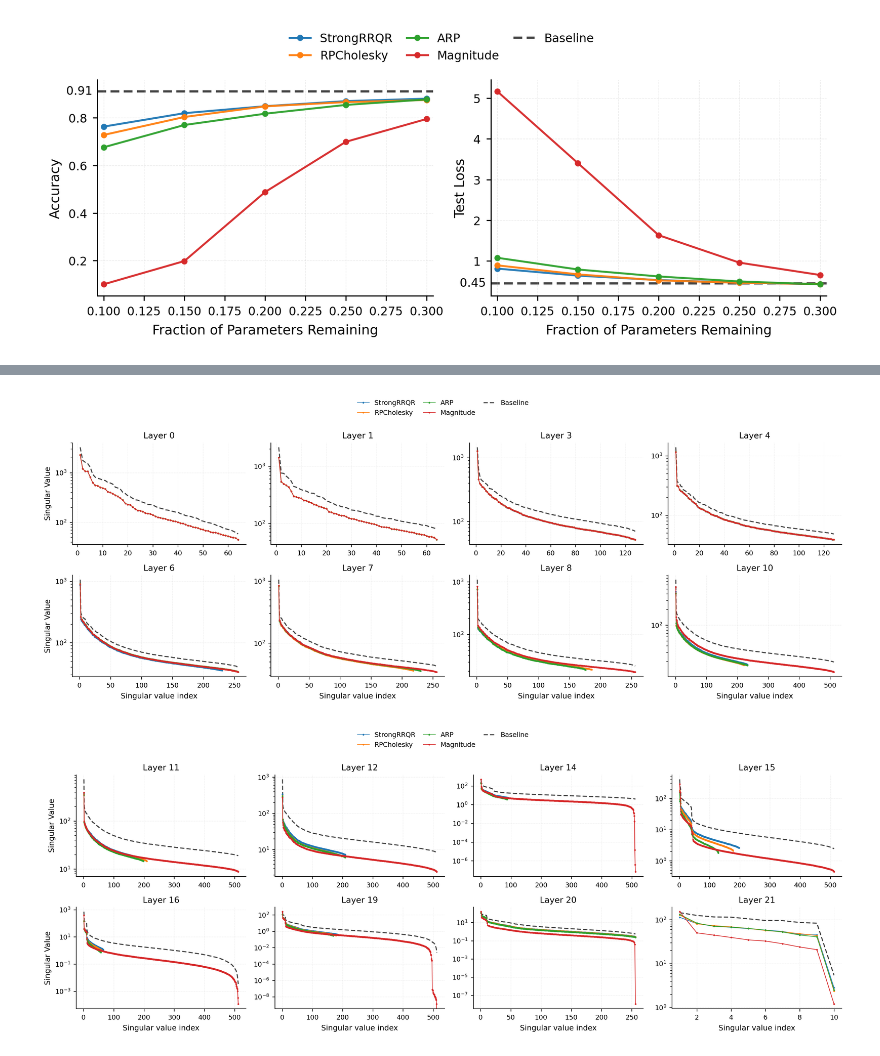
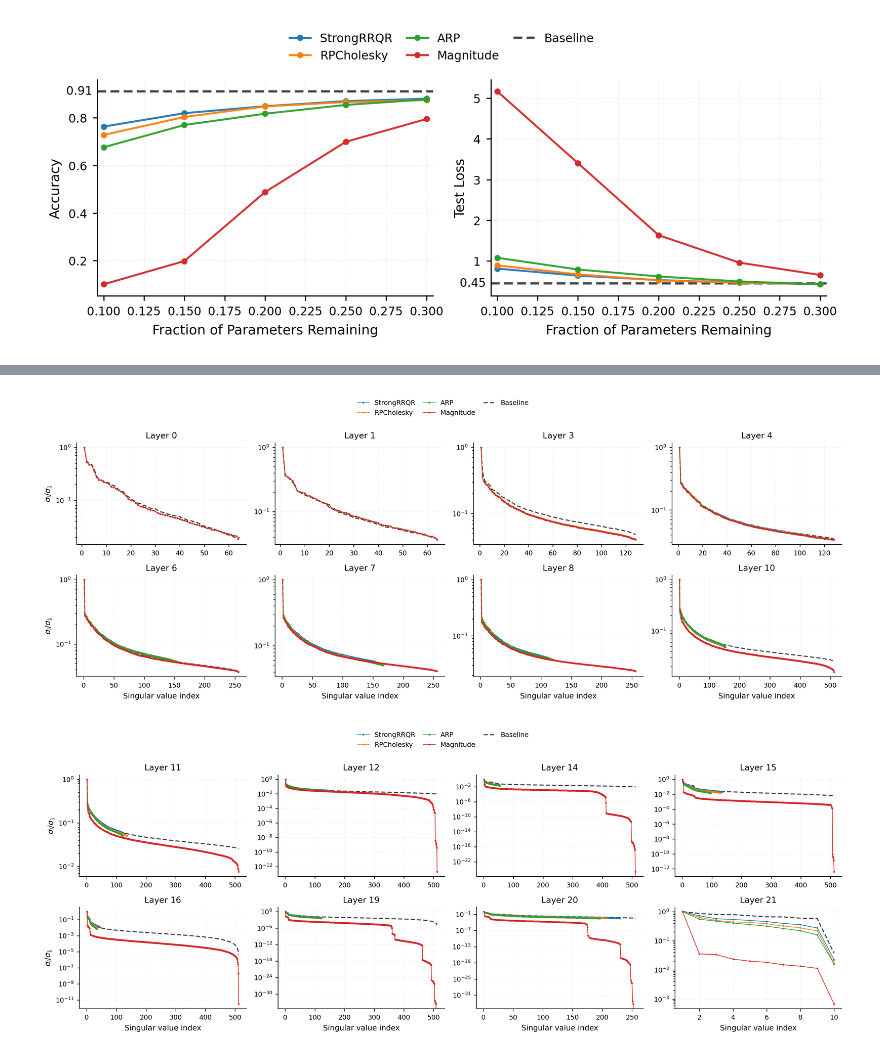
Before and after one commit to yuekai-yan/CSSP_Neural_Networks_Pruning, a Jupyter notebook: CIFAR10.ipynb, the cells around one changed output, grey strips where cells are left out. Cells and saved outputs as stored; diff of their text form; code cells hidden in the pictures.

```diff
--- a/CIFAR10.ipynb
+++ b/CIFAR10.ipynb
@@ -459,34 +459,34 @@ Plot.plot_layerwise_retention_heatmap(
 # %%
 import importlib
 import Plot as Plot
 import Pruning.pruning_CSSP as pruning_CSSP
 
 importlib.reload(Plot)
 importlib.reload(pruning_CSSP)
 
 Plot.plot_singular_values(
     pruned_models_dict_params,
     model3,
     params,
     X,
     layer_ls=[0, 1, 2, 3, 4, 5, 6, 7],
-    rho_key="0.20",
+    rho_key="0.10",
     methods=methods_params,
     log_scale=True,
-    normalize=False,
+    normalize=True,
 )
 
 Plot.plot_singular_values(
     pruned_models_dict_params,
     model3,
     params,
     X,
     layer_ls=[8, 9, 10, 11, 12, 14, 15, 16],
-    rho_key="0.20",
+    rho_key="0.10",
     methods=methods_params,
     log_scale=True,
-    normalize=False,
+    normalize=True,
 )
 # %% [output]
-[figure, old version]
+[figure, new version]
-[figure, old version]
+[figure, new version]
```
Also changed, not shown: parts of 3 cells of this notebook.
